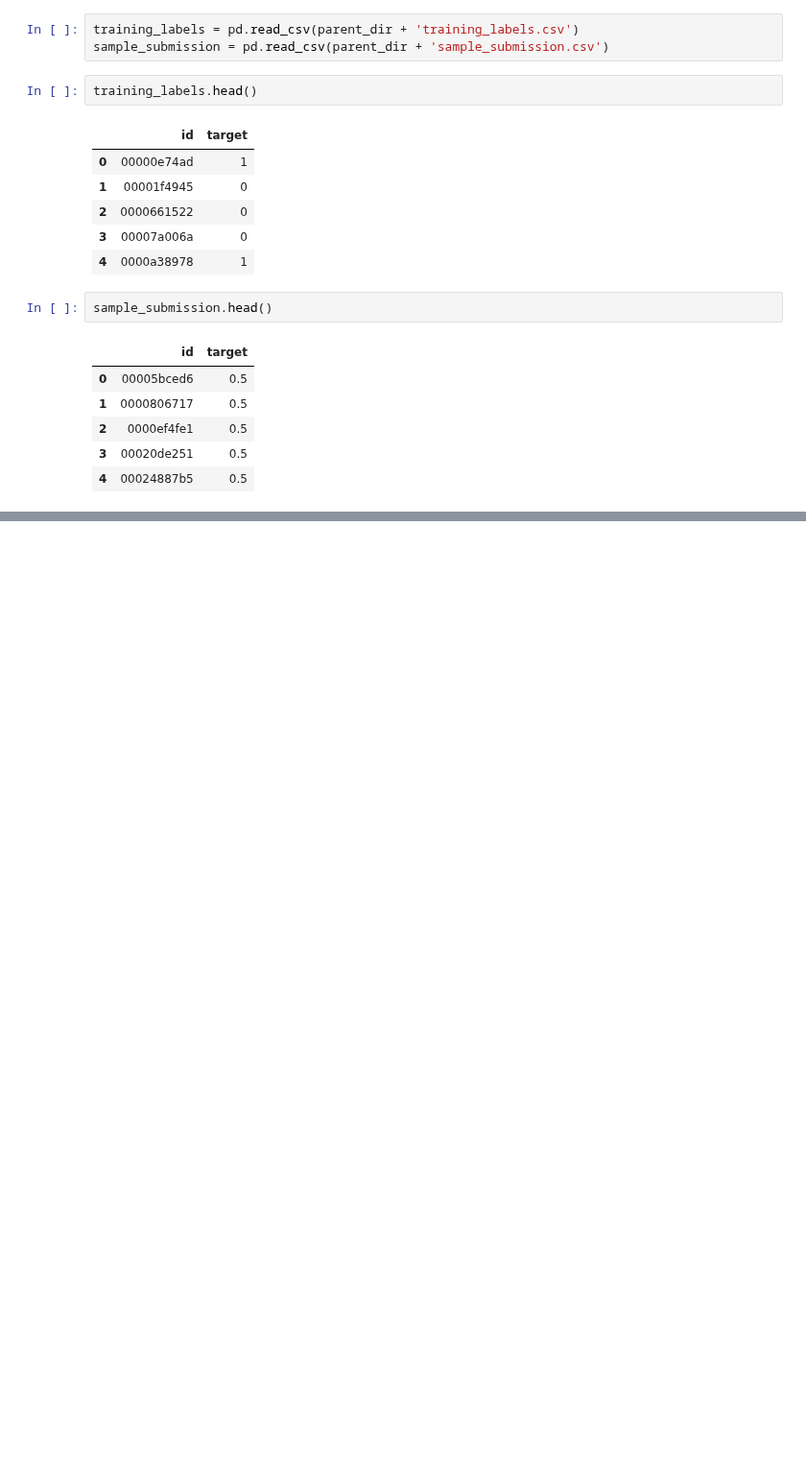
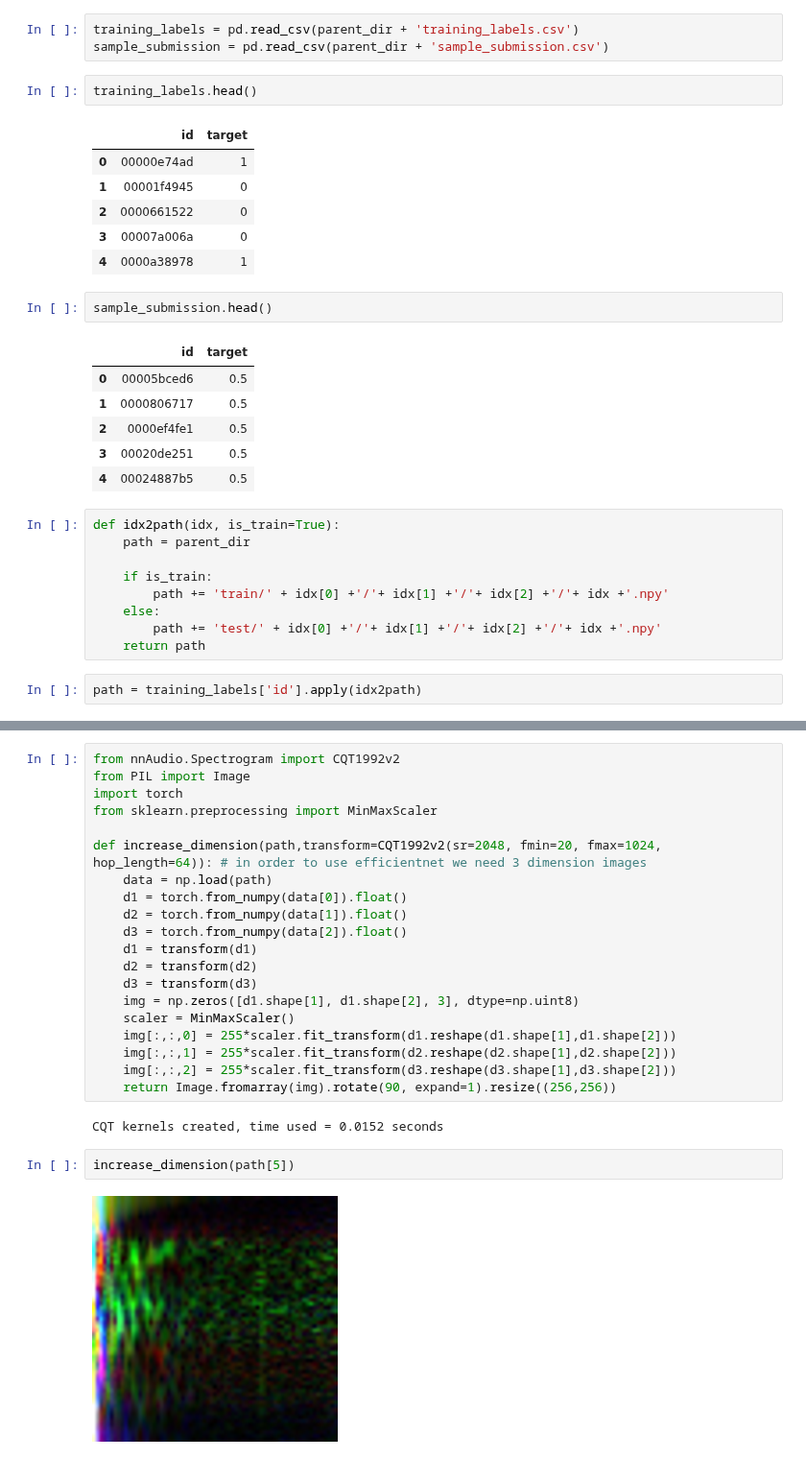
Before and after one commit to shambhu1998/Gravitational-Wave-Detection, a Jupyter notebook: notebooks/eda.ipynb, the cells around one changed output, grey strips where cells are left out. Shown at 96% size. Cells and saved outputs as stored; diff of their text form; blank space fills up the shorter version.

Commit message:
test complete

```diff
--- a/notebooks/eda.ipynb
+++ b/notebooks/eda.ipynb
@@ -27,3 +27,14 @@ sample_submission.head()
 | 2 | 0000ef4fe1 | 0.5 |
 | 3 | 00020de251 | 0.5 |
 | 4 | 00024887b5 | 0.5 |
+# %%
+def idx2path(idx, is_train=True):
+    path = parent_dir
+
+    if is_train:
+        path += 'train/' + idx[0] +'/'+ idx[1] +'/'+ idx[2] +'/'+ idx +'.npy'
+    else:
+        path += 'test/' + idx[0] +'/'+ idx[1] +'/'+ idx[2] +'/'+ idx +'.npy'
+    return path
+# %%
+path = training_labels['id'].apply(idx2path)
@@ -29,0 +56,26 @@ sample_submission.head()
+# %%
+from nnAudio.Spectrogram import CQT1992v2
+from PIL import Image
+import torch
+from sklearn.preprocessing import MinMaxScaler
+
+def increase_dimension(path,transform=CQT1992v2(sr=2048, fmin=20, fmax=1024, hop_length=64)): # in order to use efficientnet we need 3 dimension images
+    data = np.load(path)
+    d1 = torch.from_numpy(data[0]).float()
+    d2 = torch.from_numpy(data[1]).float()
+    d3 = torch.from_numpy(data[2]).float()
+    d1 = transform(d1)
+    d2 = transform(d2)
+    d3 = transform(d3)
+    img = np.zeros([d1.shape[1], d1.shape[2], 3], dtype=np.uint8)
+    scaler = MinMaxScaler()
+    img[:,:,0] = 255*scaler.fit_transform(d1.reshape(d1.shape[1],d1.shape[2]))
+    img[:,:,1] = 255*scaler.fit_transform(d2.reshape(d2.shape[1],d2.shape[2]))
+    img[:,:,2] = 255*scaler.fit_transform(d3.reshape(d3.shape[1],d3.shape[2]))
+    return Image.fromarray(img).rotate(90, expand=1).resize((256,256))
+# %% [output]
+CQT kernels created, time used = 0.0152 seconds
+# %%
+increase_dimension(path[5])
+# %% [output]
+[figure, added]
```
Also changed, not shown: parts of 1 cell of this notebook, 5 other files.
